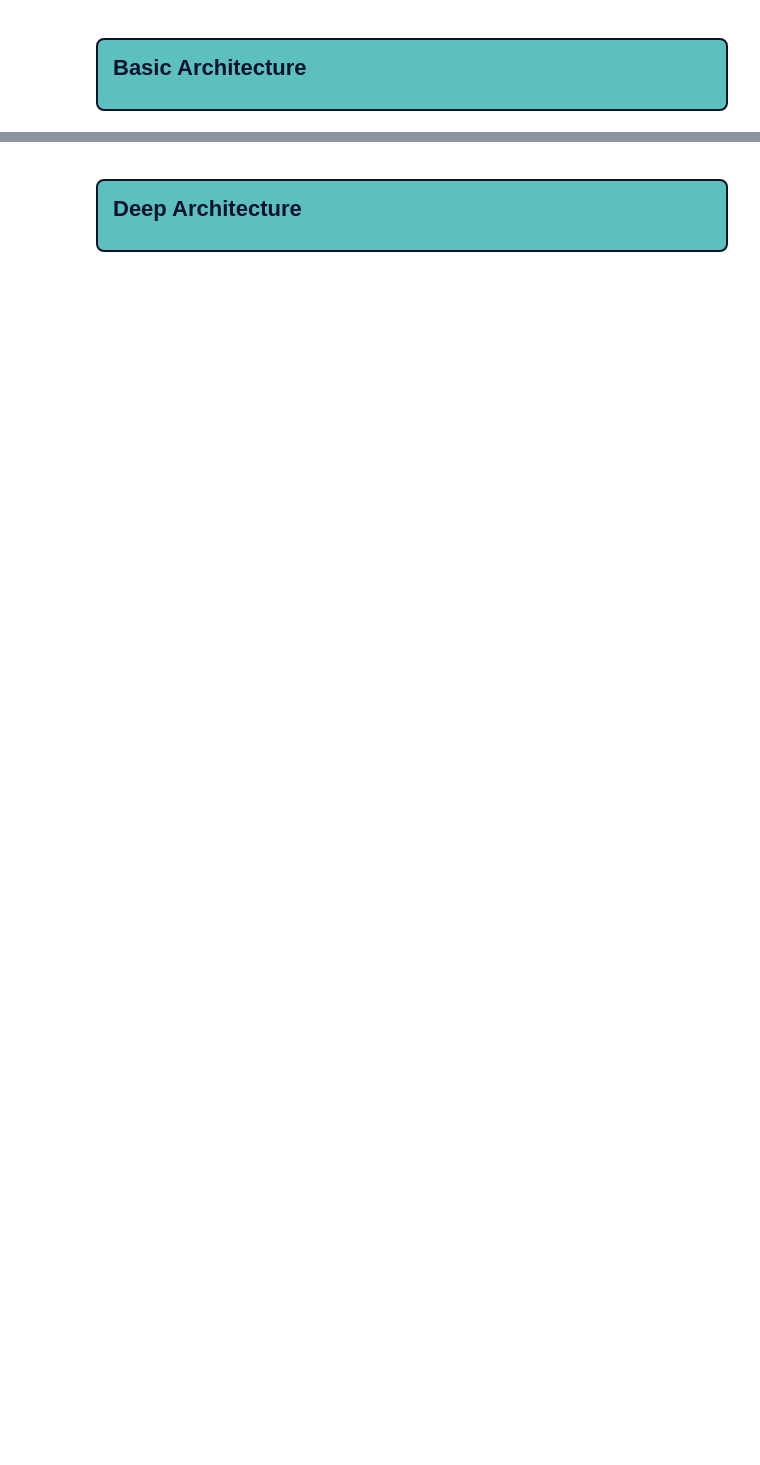
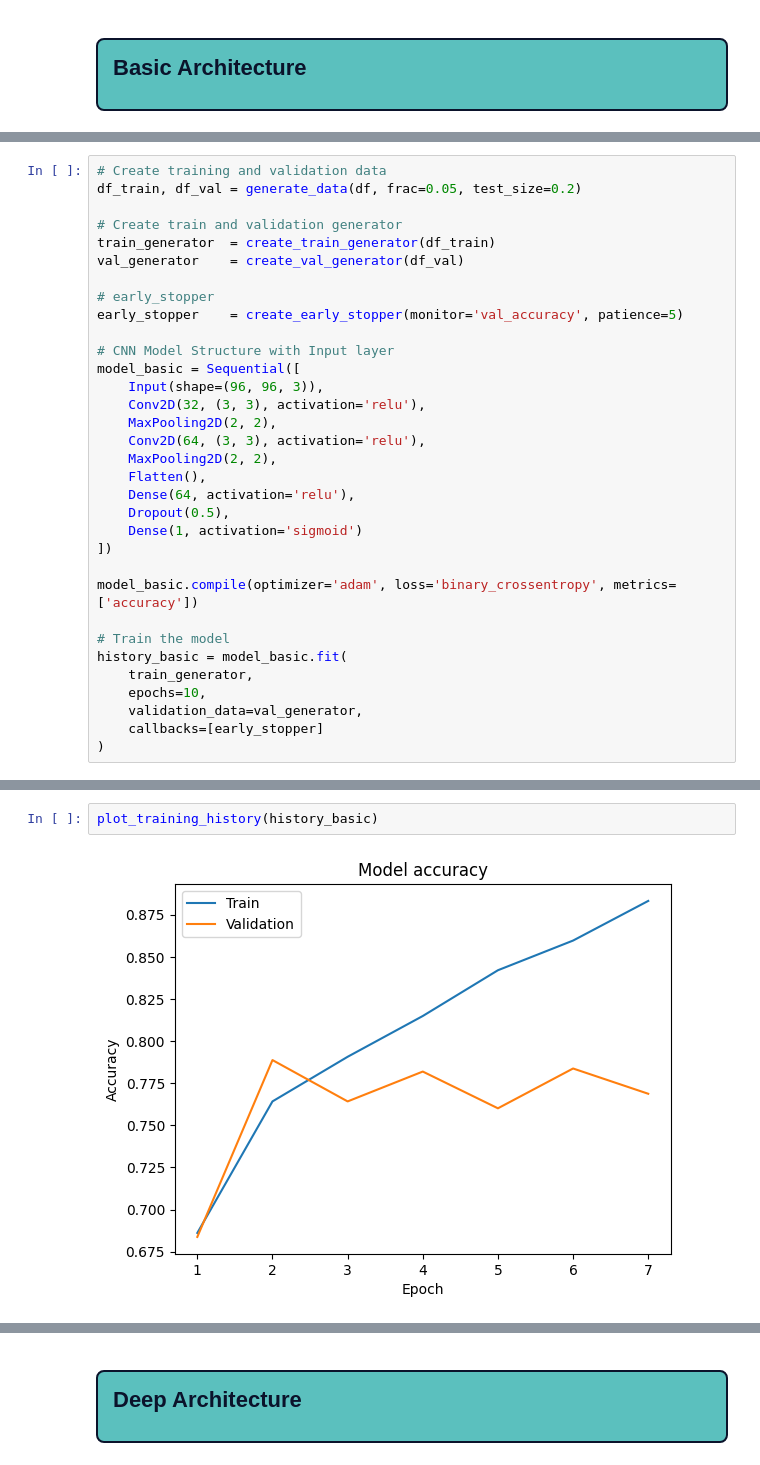
Before and after one commit to enraarne/CUBoulder-CNN-Cancer-Detection-Kaggle-Mini-Project, a Jupyter notebook: CNN_Cancer_Detection.ipynb, the cells around one changed output, grey strips where cells are left out. Saved outputs shown, nothing was run; the diff lists cells and outputs as text; blank space fills up the shorter version.

```diff
--- a/CNN_Cancer_Detection.ipynb
+++ b/CNN_Cancer_Detection.ipynb
@@ -314,0 +323,33 @@ model = load_model('my_model.keras')
+# %%
+# Create training and validation data
+df_train, df_val = generate_data(df, frac=0.05, test_size=0.2)
+
+# Create train and validation generator
+train_generator  = create_train_generator(df_train)
+val_generator    = create_val_generator(df_val)
+
+# early_stopper
+early_stopper    = create_early_stopper(monitor='val_accuracy', patience=5)
+
+# CNN Model Structure with Input layer
+model_basic = Sequential([
+    Input(shape=(96, 96, 3)),
+    Conv2D(32, (3, 3), activation='relu'),
+    MaxPooling2D(2, 2),
+    Conv2D(64, (3, 3), activation='relu'),
+    MaxPooling2D(2, 2),
+    Flatten(),
+    Dense(64, activation='relu'),
+    Dropout(0.5),
+    Dense(1, activation='sigmoid')
+])
+
+model_basic.compile(optimizer='adam', loss='binary_crossentropy', metrics=['accuracy'])
+
+# Train the model
+history_basic = model_basic.fit(
+    train_generator,
+    epochs=10,
+    validation_data=val_generator,
+    callbacks=[early_stopper]
+)
@@ -314,0 +380,4 @@ model = load_model('my_model.keras')
+# %%
+plot_training_history(history_basic)
+# %% [output]
+[figure, added]
```
Also changed, not shown: parts of 41 cells of this notebook.
